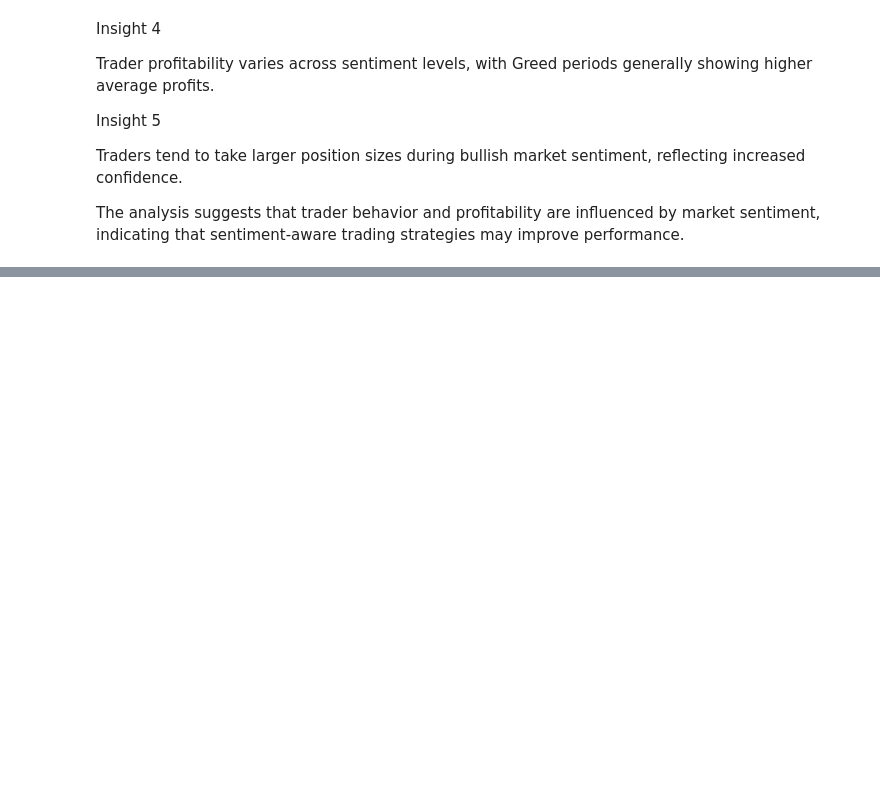
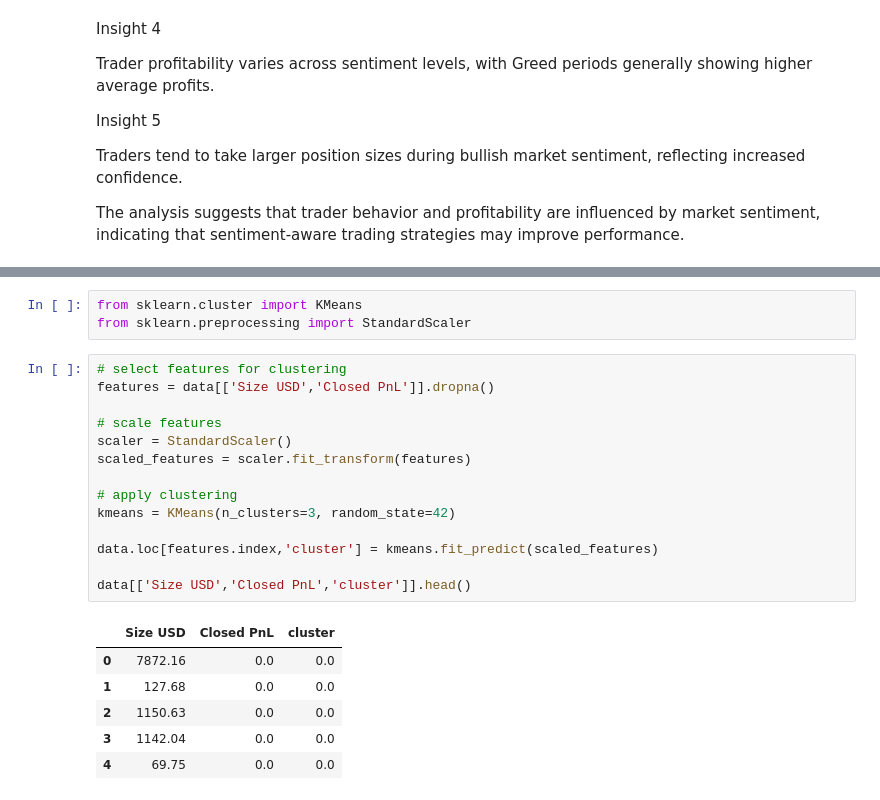
Before and after one commit to Aryan-kk/trader-sentiment-analysis, a Jupyter notebook: notebooks/analysis.ipynb, the cells around one changed output, grey strips where cells are left out. Drawn from its saved outputs; the diff is of its cells as text; blank space fills up the shorter version.

```diff
--- a/notebooks/analysis.ipynb
+++ b/notebooks/analysis.ipynb
@@ -256,0 +262,24 @@ The analysis suggests that trader behavior and profitability are influenced by m
+# %%
+from sklearn.cluster import KMeans
+from sklearn.preprocessing import StandardScaler
+# %%
+# select features for clustering
+features = data[['Size USD','Closed PnL']].dropna()
+
+# scale features
+scaler = StandardScaler()
+scaled_features = scaler.fit_transform(features)
+
+# apply clustering
+kmeans = KMeans(n_clusters=3, random_state=42)
+
+data.loc[features.index,'cluster'] = kmeans.fit_predict(scaled_features)
+
+data[['Size USD','Closed PnL','cluster']].head()
+# %% [output]
+|  | Size USD | Closed PnL | cluster |
+| 0 | 7872.16 | 0.0 | 0.0 |
+| 1 | 127.68 | 0.0 | 0.0 |
+| 2 | 1150.63 | 0.0 | 0.0 |
+| 3 | 1142.04 | 0.0 | 0.0 |
+| 4 | 69.75 | 0.0 | 0.0 |
```
Also changed, not shown: parts of 6 cells of this notebook.
